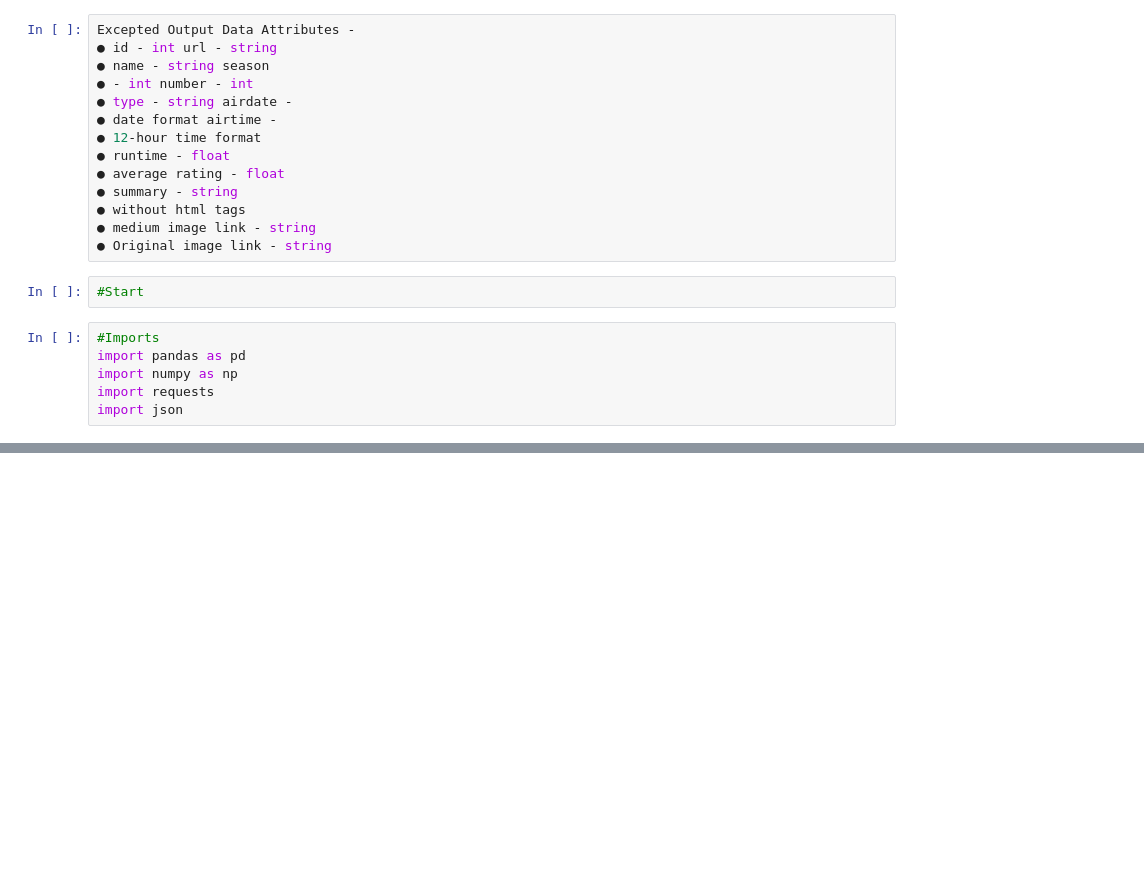
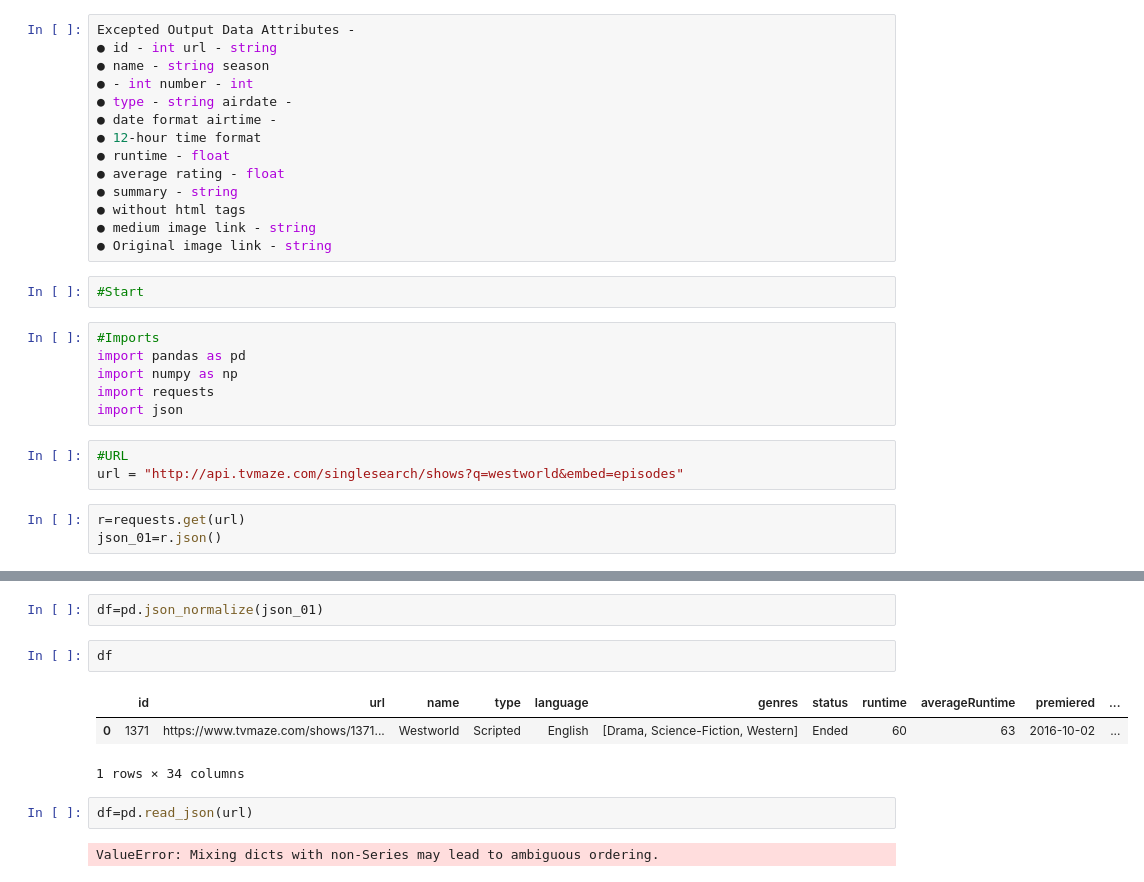
Before and after one commit to siddharthsky/submission-2K23, a Jupyter notebook: 01.Python/question-05.ipynb, the cells around one changed output, grey strips where cells are left out. Saved outputs shown, nothing was run; the diff lists cells and outputs as text; blank space fills up the shorter version.

```diff
--- a/01.Python/question-05.ipynb
+++ b/01.Python/question-05.ipynb
@@ -26,3 +26,9 @@ import pandas as pd
 import numpy as np
 import requests
 import json
+# %%
+#URL
+url = "http://api.tvmaze.com/singlesearch/shows?q=westworld&embed=episodes"
+# %%
+r=requests.get(url)
+json_01=r.json()
@@ -28,0 +65,12 @@ import json
+# %%
+df=pd.json_normalize(json_01)
+# %%
+df
+# %% [output]
+|  | id | url | name | type | language | genres | status | runtime | averageRuntime | premiered | ... |
+| 0 | 1371 | https://www.tvmaze.com/shows/1371... | Westworld | Scripted | English | [Drama, Science-Fiction, Western] | Ended | 60 | 63 | 2016-10-02 | ... |
+1 rows × 34 columns
+# %%
+df=pd.read_json(url)
+# %% [output]
+ValueError: Mixing dicts with non-Series may lead to ambiguous ordering.
```
Also changed, not shown: parts of 5 cells of this notebook, 2 other files.
